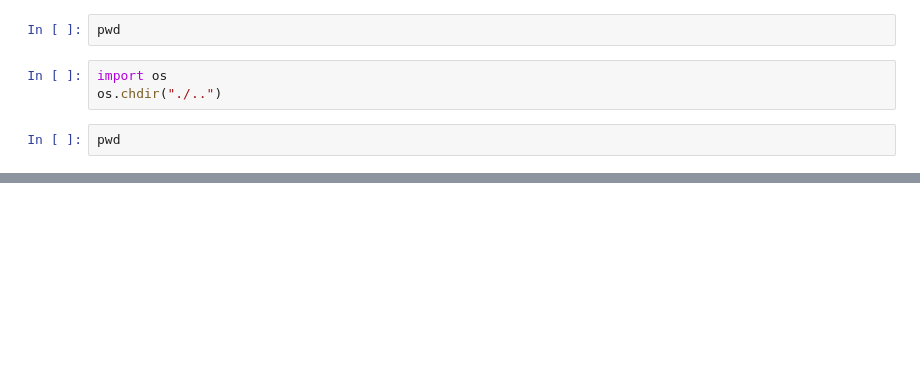
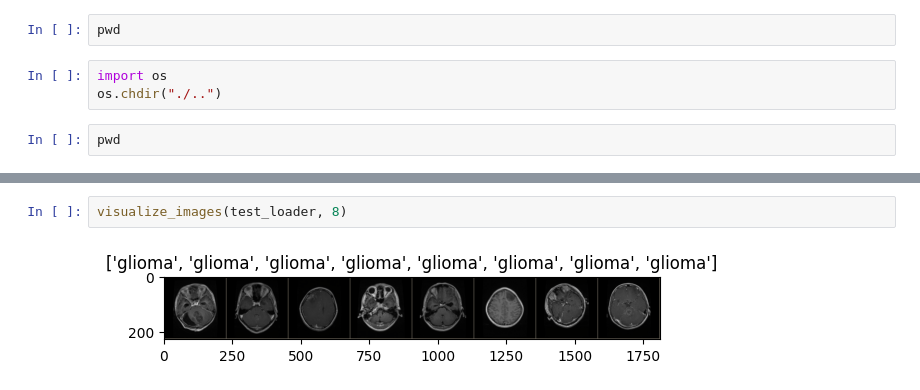
Before and after one commit to AmineMekki01/cnn_classifier, a Jupyter notebook: research/testing.ipynb, the cells around one changed output, grey strips where cells are left out. Drawn from its saved outputs; the diff is of its cells as text; blank space fills up the shorter version.

```diff
--- a/research/testing.ipynb
+++ b/research/testing.ipynb
@@ -114,0 +363,4 @@ class DataIngestion:
+# %%
+visualize_images(test_loader, 8)
+# %% [output]
+[figure, added]
```
Also changed, not shown: parts of 17 cells of this notebook, 8 other files.
